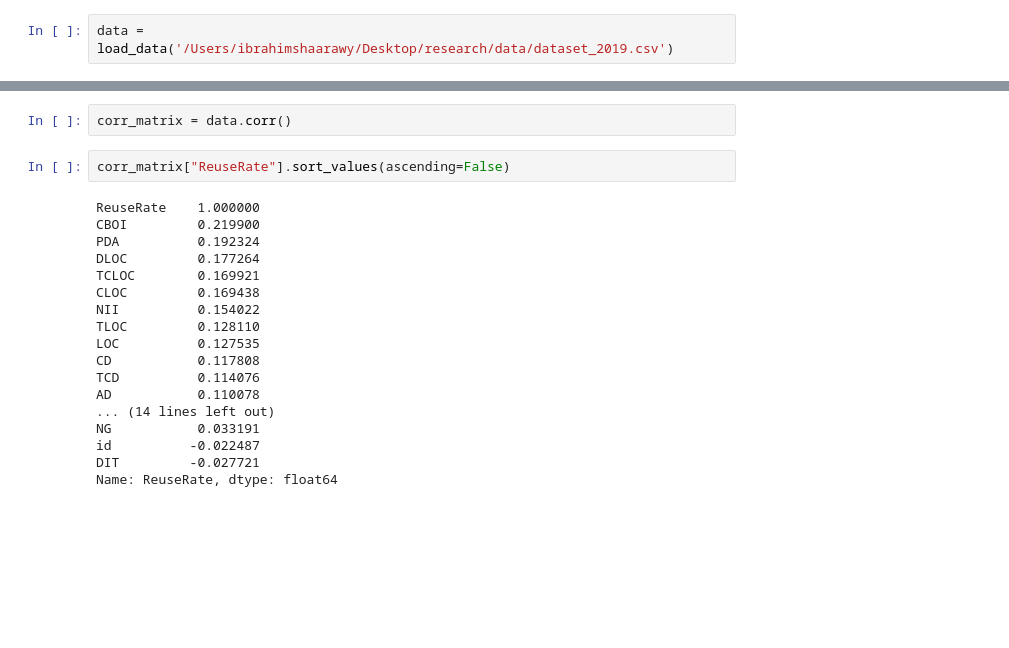
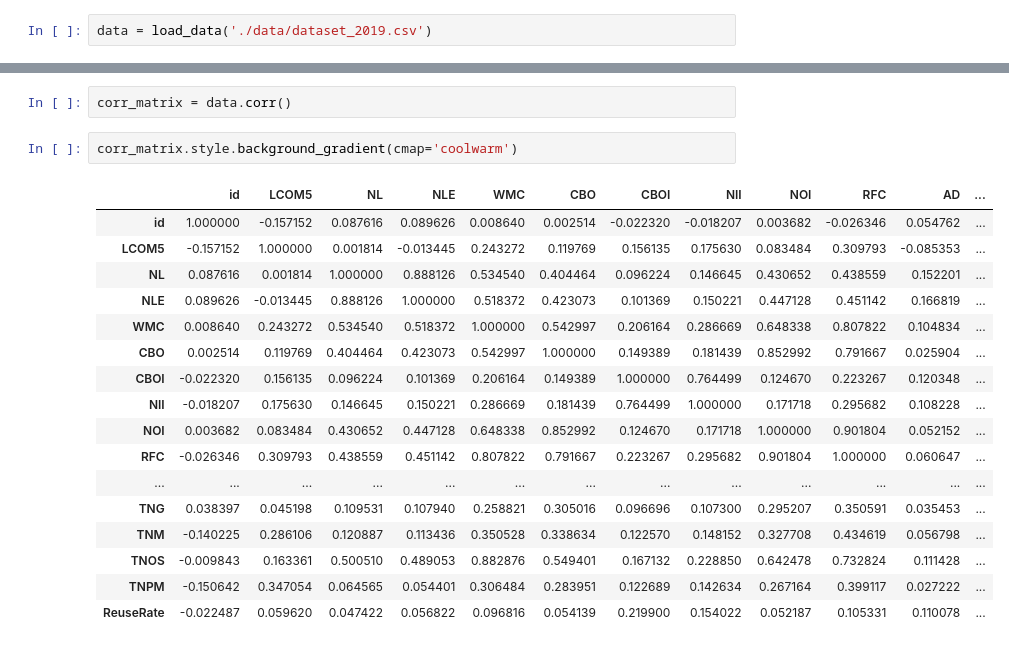
Before and after one commit to reusability/research, a Jupyter notebook: Metrics Analysis.ipynb, the cells around one changed output, grey strips where cells are left out. Drawn from its saved outputs; the diff is of its cells as text; blank space fills up the shorter version.

```diff
--- a/Metrics Analysis.ipynb
+++ b/Metrics Analysis.ipynb
@@ -6,7 +7,7 @@ import os
 def load_data(csv_path):
     return pd.read_csv(csv_path)
 # %%
-data = load_data('/Users/ibrahimshaarawy/Desktop/research/data/dataset_2019.csv')
+data = load_data('./data/dataset_2019.csv')
 # %%
 data.head()
 # %% [output]
@@ -59,23 +60,23 @@ plt.show()
 [figure]
 # %%
 corr_matrix = data.corr()
-# %%
-corr_matrix["ReuseRate"].sort_values(ascending=False)
-# %% [output]
-ReuseRate    1.000000
-CBOI         0.219900
-PDA          0.192324
-DLOC         0.177264
-TCLOC        0.169921
-CLOC         0.169438
-NII          0.154022
-TLOC         0.128110
-LOC          0.127535
-CD           0.117808
-TCD          0.114076
-AD           0.110078
-... (14 lines left out)
-NG           0.033191
-id          -0.022487
-DIT         -0.027721
-Name: ReuseRate, dtype: float64
+# %%
+corr_matrix.style.background_gradient(cmap='coolwarm')
+# %% [output]
+|  | id | LCOM5 | NL | NLE | WMC | CBO | CBOI | NII | NOI | RFC | AD | ... |
+| id | 1.000000 | -0.157152 | 0.087616 | 0.089626 | 0.008640 | 0.002514 | -0.022320 | -0.018207 | 0.003682 | -0.026346 | 0.054762 | ... |
+| LCOM5 | -0.157152 | 1.000000 | 0.001814 | -0.013445 | 0.243272 | 0.119769 | 0.156135 | 0.175630 | 0.083484 | 0.309793 | -0.085353 | ... |
+| NL | 0.087616 | 0.001814 | 1.000000 | 0.888126 | 0.534540 | 0.404464 | 0.096224 | 0.146645 | 0.430652 | 0.438559 | 0.152201 | ... |
+| NLE | 0.089626 | -0.013445 | 0.888126 | 1.000000 | 0.518372 | 0.423073 | 0.101369 | 0.150221 | 0.447128 | 0.451142 | 0.166819 | ... |
+| WMC | 0.008640 | 0.243272 | 0.534540 | 0.518372 | 1.000000 | 0.542997 | 0.206164 | 0.286669 | 0.648338 | 0.807822 | 0.104834 | ... |
+| CBO | 0.002514 | 0.119769 | 0.404464 | 0.423073 | 0.542997 | 1.000000 | 0.149389 | 0.181439 | 0.852992 | 0.791667 | 0.025904 | ... |
+| CBOI | -0.022320 | 0.156135 | 0.096224 | 0.101369 | 0.206164 | 0.149389 | 1.000000 | 0.764499 | 0.124670 | 0.223267 | 0.120348 | ... |
+| NII | -0.018207 | 0.175630 | 0.146645 | 0.150221 | 0.286669 | 0.181439 | 0.764499 | 1.000000 | 0.171718 | 0.295682 | 0.108228 | ... |
+| NOI | 0.003682 | 0.083484 | 0.430652 | 0.447128 | 0.648338 | 0.852992 | 0.124670 | 0.171718 | 1.000000 | 0.901804 | 0.052152 | ... |
+| RFC | -0.026346 | 0.309793 | 0.438559 | 0.451142 | 0.807822 | 0.791667 | 0.223267 | 0.295682 | 0.901804 | 1.000000 | 0.060647 | ... |
+| ... | ... | ... | ... | ... | ... | ... | ... | ... | ... | ... | ... | ... |
+| TNG | 0.038397 | 0.045198 | 0.109531 | 0.107940 | 0.258821 | 0.305016 | 0.096696 | 0.107300 | 0.295207 | 0.350591 | 0.035453 | ... |
+| TNM | -0.140225 | 0.286106 | 0.120887 | 0.113436 | 0.350528 | 0.338634 | 0.122570 | 0.148152 | 0.327708 | 0.434619 | 0.056798 | ... |
+| TNOS | -0.009843 | 0.163361 | 0.500510 | 0.489053 | 0.882876 | 0.549401 | 0.167132 | 0.228850 | 0.642478 | 0.732824 | 0.111428 | ... |
+| TNPM | -0.150642 | 0.347054 | 0.064565 | 0.054401 | 0.306484 | 0.283951 | 0.122689 | 0.142634 | 0.267164 | 0.399117 | 0.027222 | ... |
+| ReuseRate | -0.022487 | 0.059620 | 0.047422 | 0.056822 | 0.096816 | 0.054139 | 0.219900 | 0.154022 | 0.052187 | 0.105331 | 0.110078 | ... |
```
Also changed, not shown: parts of 3 cells of this notebook.
